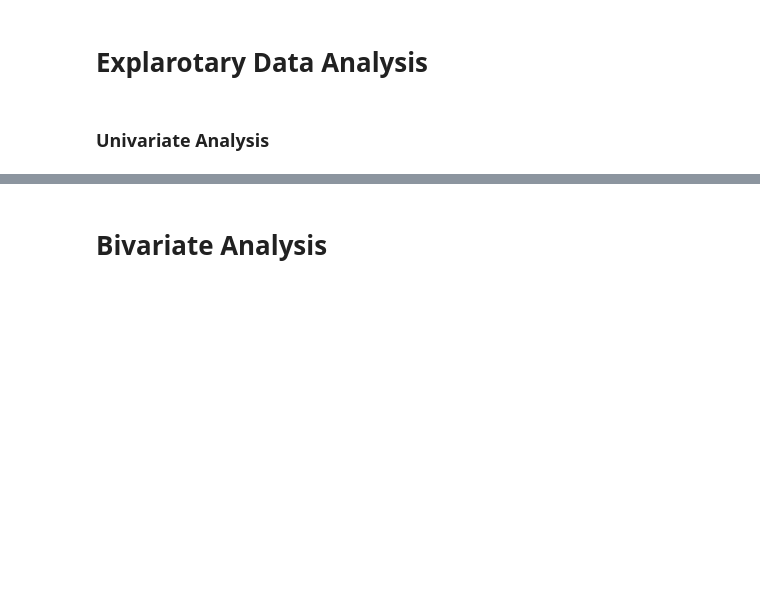
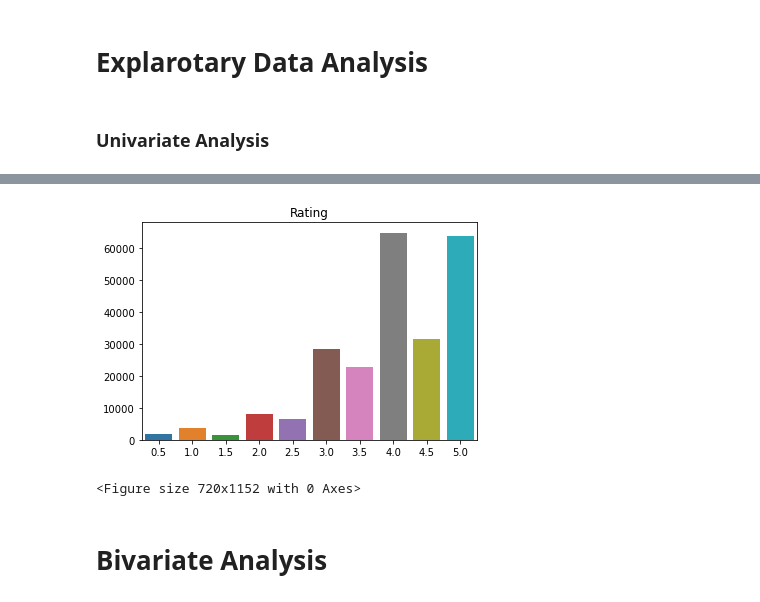
Before and after one commit to randellmwania/Movie-Recommendation-System, a Jupyter notebook: movie.ipynb, the cells around one changed output, grey strips where cells are left out. Saved outputs shown, nothing was run; the diff lists cells and outputs as text; code cells hidden in the pictures; blank space fills up the shorter version.

```diff
--- a/movie.ipynb
+++ b/movie.ipynb
@@ -365,2 +397,10 @@ plt.show()
+# %%
+plt.title('Rating')
+sns.barplot(data=merged_df, x= list(v_rate.keys()),y=list(v_rate.values()))
+plt.figure(figsize=(10,16))
+plt.show()
+# %% [output]
+[figure, added]
+<Figure size 720x1152 with 0 Axes>
 # %% [markdown]
 # Bivariate Analysis
```
Also changed, not shown: parts of 29 cells of this notebook, 1 other file.
